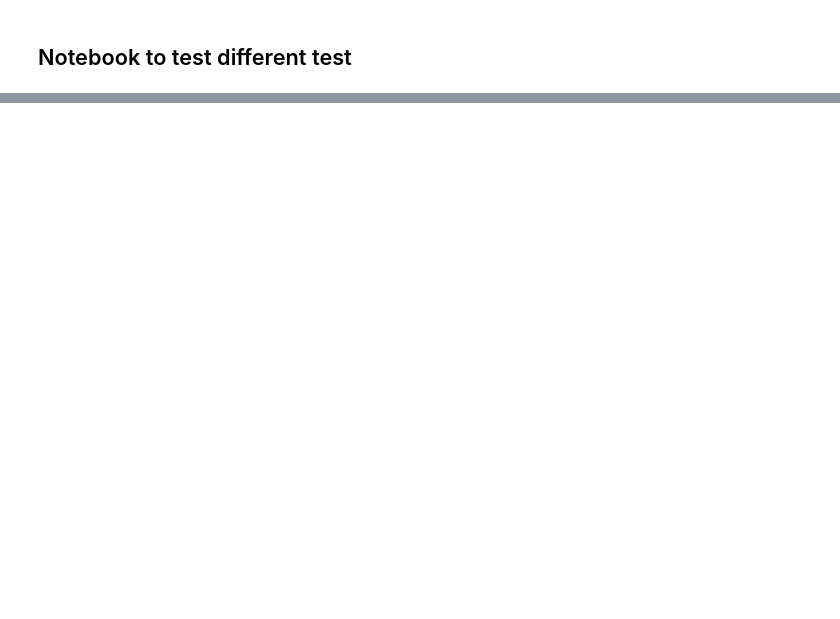
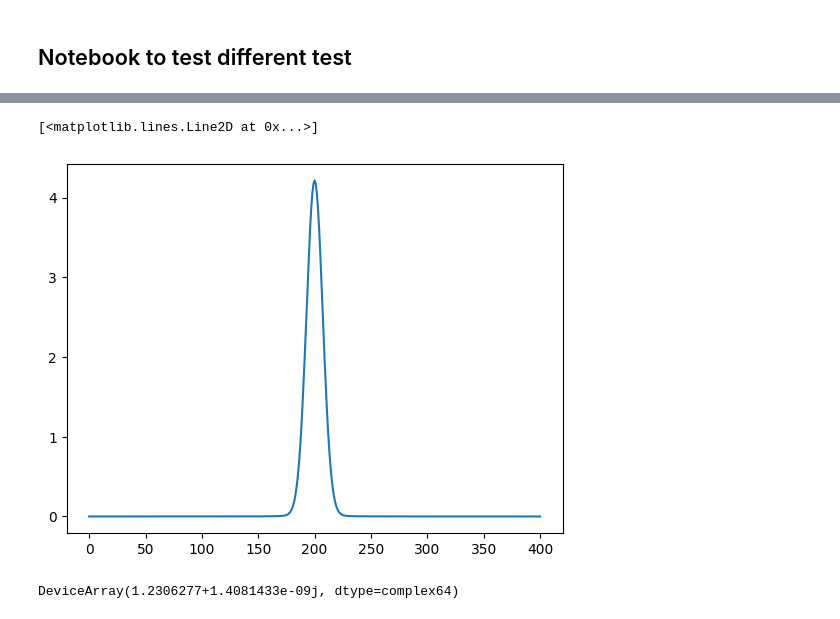
Before and after one commit to polyquantique/optimal_pumps, a Jupyter notebook: test_func.ipynb, the cells around one changed output, grey strips where cells are left out. Cells and saved outputs as stored; diff of their text form; code cells hidden in the pictures; blank space fills up the shorter version.

```diff
--- a/test_func.ipynb
+++ b/test_func.ipynb
@@ -39,3 +77,8 @@ U_ii = U[N//2:N,N//2:N]
+# %%
+plt.plot(np.abs(scipy.fft.fftshift(a)))
+# %% [output]
+[<matplotlib.lines.Line2D at 0x...>]
+[figure, added]
 # %%
 # Tests to see if matrices are well built
 test_phase_match_cond = jnp.allclose(G, -H)
@@ -64,0 +118,4 @@ N_U = U_si@jnp.conj(U_si).T
+# %%
+up/(2*down)
+# %% [output]
+DeviceArray(1.2306277+1.4081433e-09j, dtype=complex64)
```
Also changed, not shown: parts of 23 cells of this notebook.
